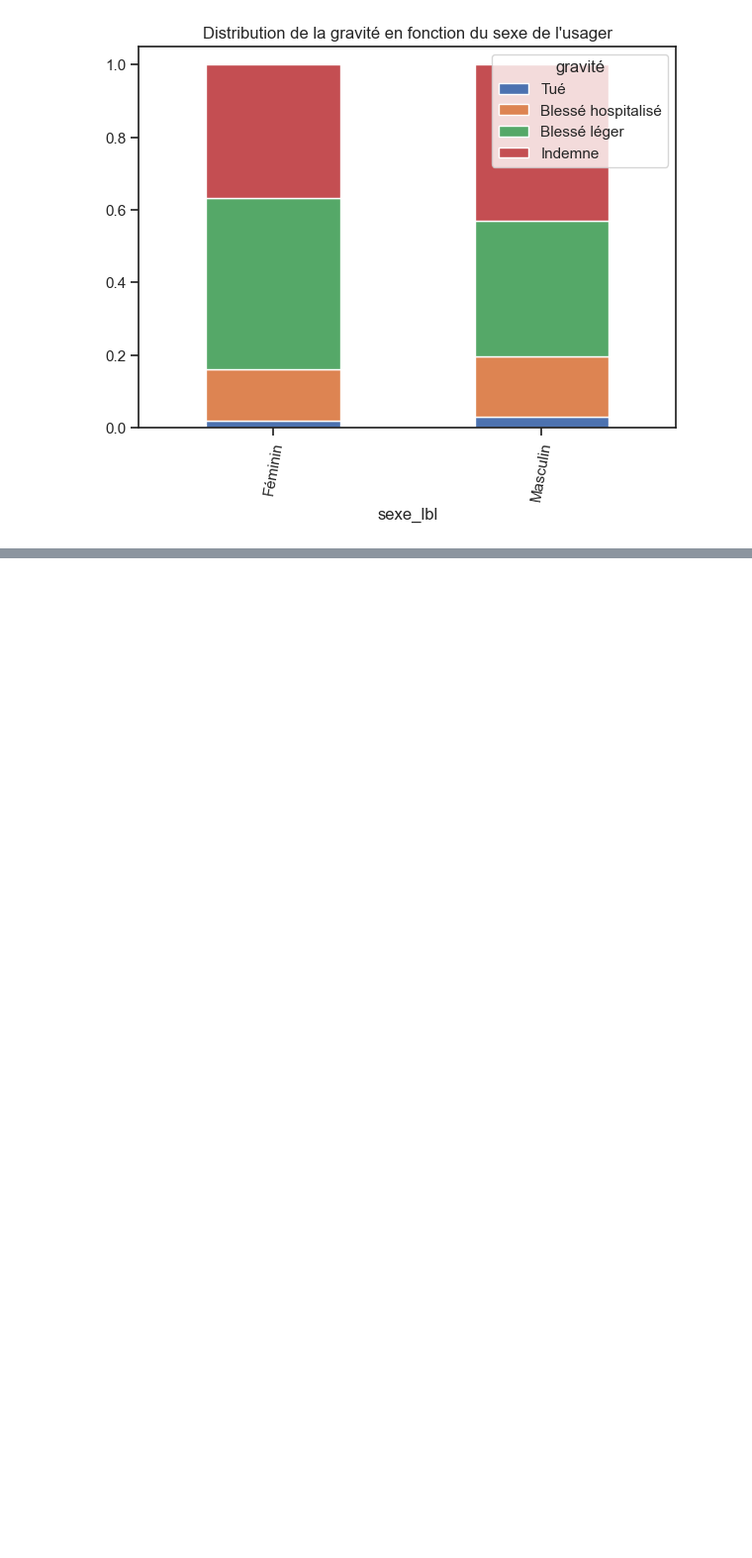
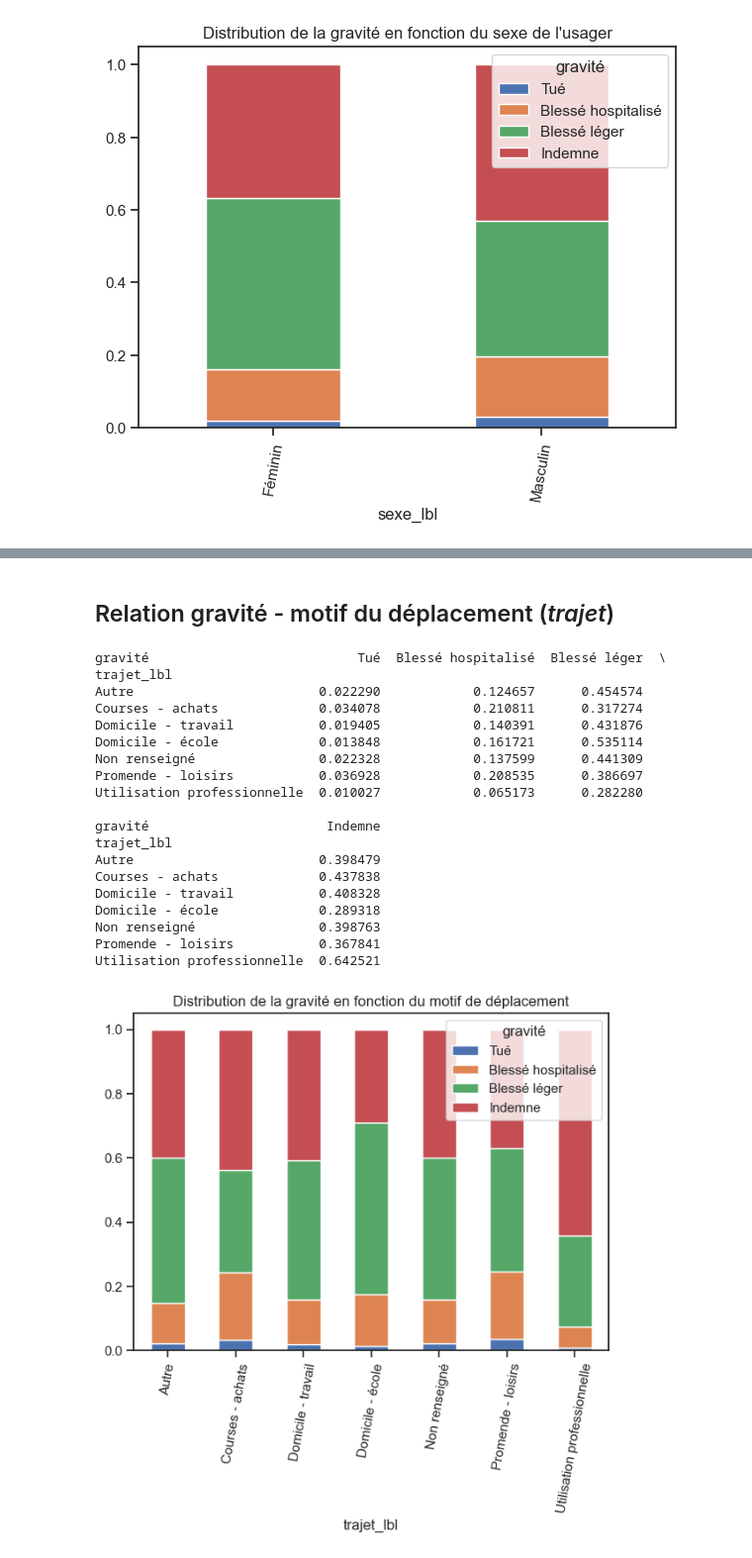
Before and after one commit to nicolascarayon/projet-accidents-routiers, a Jupyter notebook: nico_grav_usagers.ipynb, the cells around one changed output, grey strips where cells are left out. Shown: that part at 99% size. Saved outputs shown, nothing was run; the diff lists cells and outputs as text; code cells hidden in the pictures; blank space fills up the shorter version.

Commit message:
Complete analysis of gravité/usagers and gravité/caracteristiques

```diff
--- a/nico_grav_usagers.ipynb
+++ b/nico_grav_usagers.ipynb
@@ -40,6 +40,13 @@ df['age'] = 2022 - df['an_nais']
 df["classe d'age"] = [get_cl_age(age) for age in df['age']]
 df["catégorie d'utilisateur"] = df['catu'].apply(lambda i: dr.get_labels('catu', i))
 df["sexe_lbl"] = df['sexe'].apply(lambda i: dr.get_labels('sexe', i))
+df["trajet_lbl"] = df['trajet'].apply(lambda i: dr.get_labels('trajet', i))
+df["secu1_lbl"] = df['secu1'].apply(lambda i: dr.get_labels('secu1', i))
+df["secu2_lbl"] = df['secu2'].apply(lambda i: dr.get_labels('secu2', i))
+df["secu3_lbl"] = df['secu3'].apply(lambda i: dr.get_labels('secu3', i))
+df["locp_lbl"] = df['locp'].apply(lambda i: dr.get_labels('locp', i))
+df["actp_lbl"] = df['actp'].apply(lambda i: dr.get_labels('actp', i))
+df["etatp_lbl"] = df['etatp'].apply(lambda i: dr.get_labels('etatp', i))
 
 df = df.drop(columns=['an_nais', 'age'], axis=1)
 
@@ -132,0 +140,33 @@ Masculin  0.030197            0.167062      0.372216  0.430525
+# %% [markdown]
+## Relation gravité - motif du déplacement (*trajet*)
+# %%
+df_cross = pd.crosstab(df["trajet_lbl"], df['gravité'], normalize='index')
+df_cross = df_cross.reindex(columns=columns_titles)
+print(df_cross)
+
+sns.set_theme(style="ticks")
+f, ax = plt.subplots(figsize=(7, 5))
+chart = df_cross.plot(kind="bar", stacked=True, rot=0, ax=ax, title="Distribution de la gravité en fonction du motif de déplacement")
+chart.set_xticklabels(chart.get_xticklabels(), rotation=80)
+sns.move_legend(ax, "upper right")
+# %% [output]
+gravité                           Tué  Blessé hospitalisé  Blessé léger  \
+trajet_lbl
+Autre                        0.022290            0.124657      0.454574
+Courses - achats             0.034078            0.210811      0.317274
+Domicile - travail           0.019405            0.140391      0.431876
+Domicile - école             0.013848            0.161721      0.535114
+Non renseigné                0.022328            0.137599      0.441309
+Promende - loisirs           0.036928            0.208535      0.386697
+Utilisation professionnelle  0.010027            0.065173      0.282280
+
+gravité                       Indemne
+trajet_lbl
+Autre                        0.398479
+Courses - achats             0.437838
+Domicile - travail           0.408328
+Domicile - école             0.289318
+Non renseigné                0.398763
+Promende - loisirs           0.367841
+Utilisation professionnelle  0.642521
+[figure, added]
```
Also changed, not shown: parts of 16 cells of this notebook, 2 other files.
